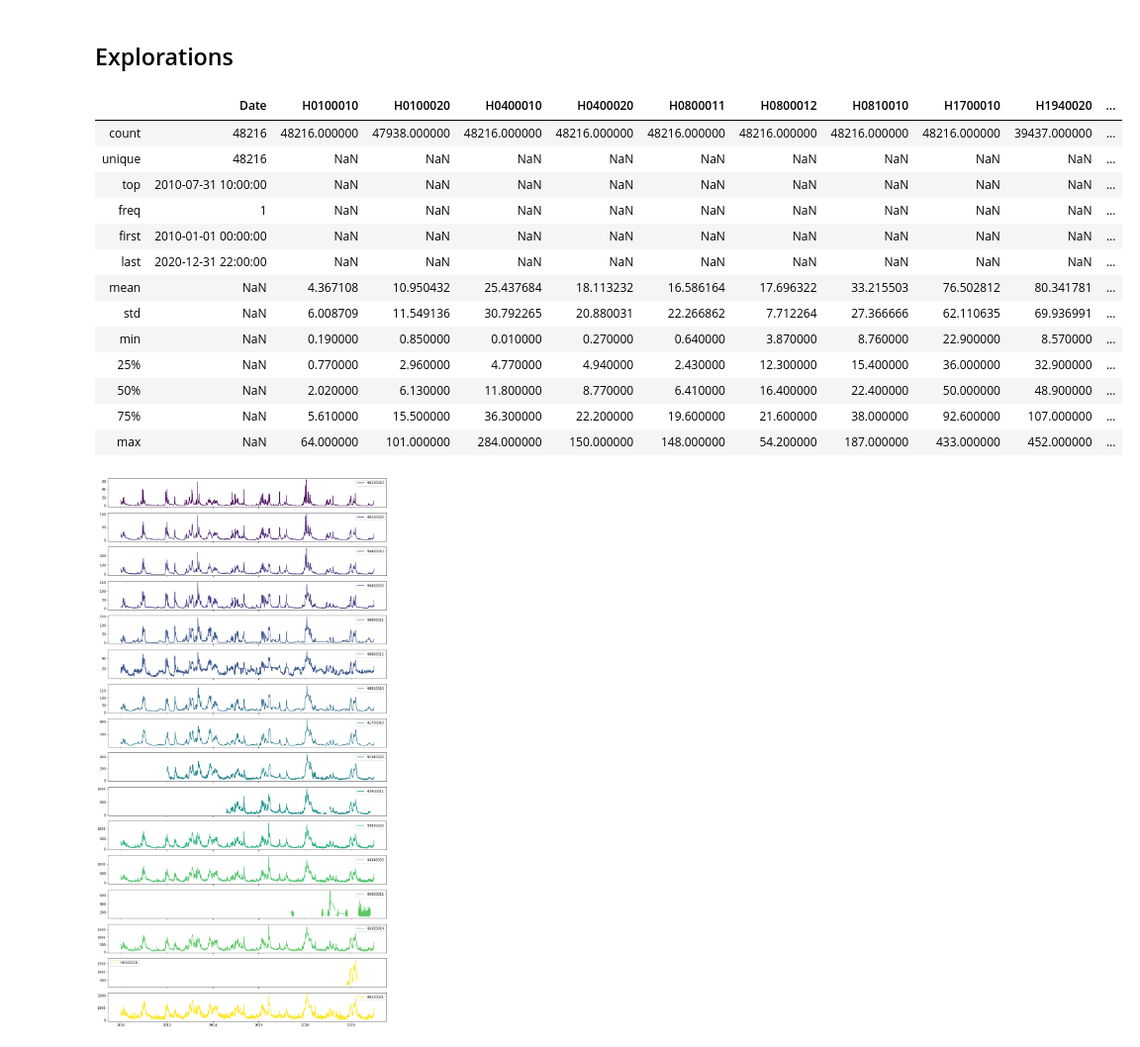
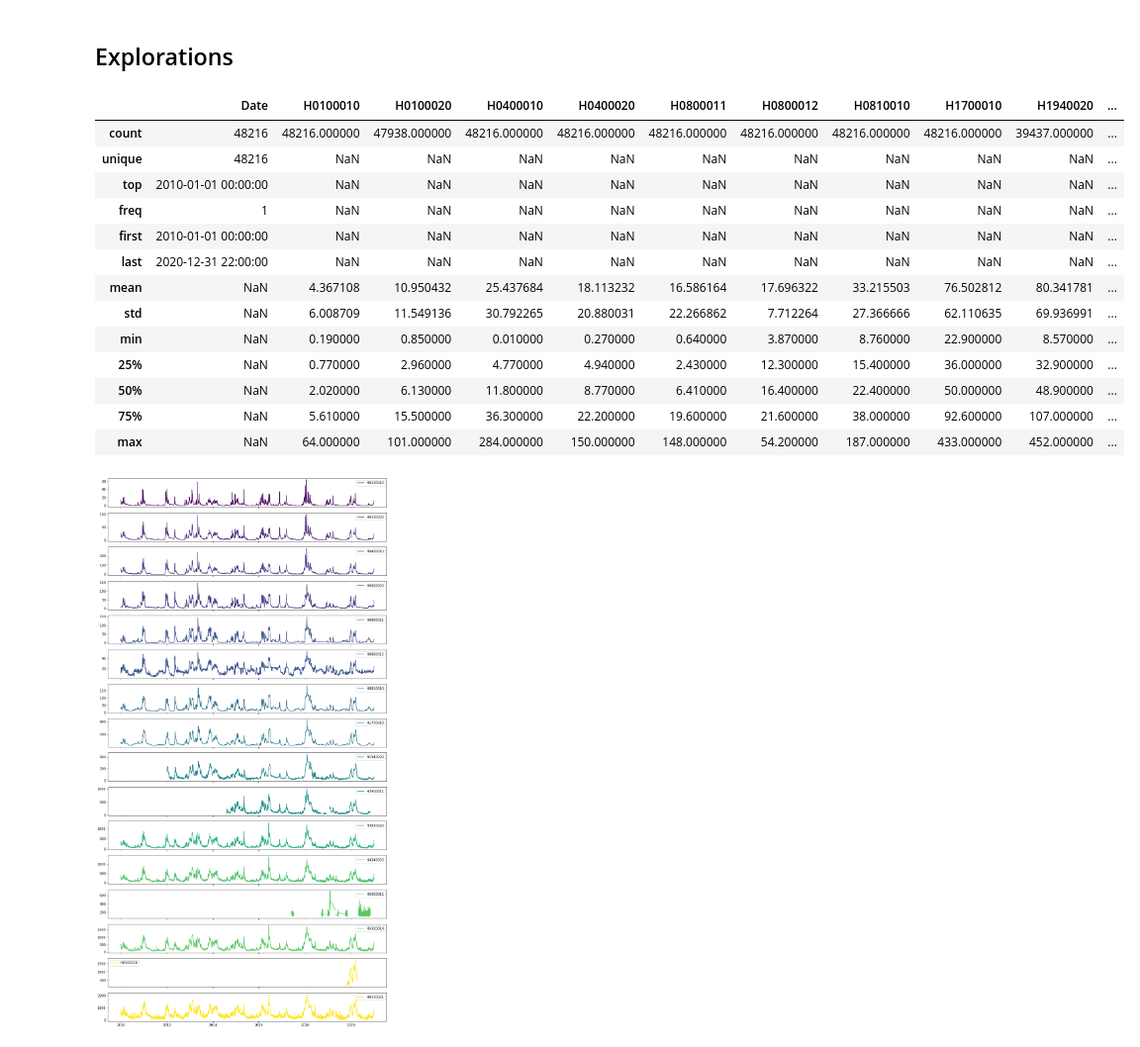
Before and after one commit to JlnZhou/ProjectML, a Jupyter notebook: Extractions/Extraction_Seine.ipynb, the cells around one changed output. Shown at 99% size. Saved outputs shown, nothing was run; the diff lists cells and outputs as text; code cells hidden in the pictures.

```diff
--- a/Extractions/Extraction_Seine.ipynb
+++ b/Extractions/Extraction_Seine.ipynb
@@ -168,14 +168,14 @@ mesures.head()
 # %% [markdown]
 ## Explorations
 # %%
-mesures = pd.read_csv("../Data/Extraction_Hydro/Seine/Mesures.csv")
+mesures = pd.read_csv("../../Data/Extraction_Hydro/Seine/Mesures.csv")
 mesures["Date"] = pd.to_datetime(mesures["Date"], format = "%Y/%m/%d %H:%M:%S")
 mesures.describe(include = "all")
 # %% [output]
 |  | Date | H0100010 | H0100020 | H0400010 | H0400020 | H0800011 | H0800012 | H0810010 | H1700010 | H1940020 | ... |
 | count | 48216 | 48216.000000 | 47938.000000 | 48216.000000 | 48216.000000 | 48216.000000 | 48216.000000 | 48216.000000 | 48216.000000 | 39437.000000 | ... |
 | unique | 48216 | NaN | NaN | NaN | NaN | NaN | NaN | NaN | NaN | NaN | ... |
-| top | 2010-07-31 10:00:00 | NaN | NaN | NaN | NaN | NaN | NaN | NaN | NaN | NaN | ... |
+| top | 2010-01-01 00:00:00 | NaN | NaN | NaN | NaN | NaN | NaN | NaN | NaN | NaN | ... |
 | freq | 1 | NaN | NaN | NaN | NaN | NaN | NaN | NaN | NaN | NaN | ... |
 | first | 2010-01-01 00:00:00 | NaN | NaN | NaN | NaN | NaN | NaN | NaN | NaN | NaN | ... |
 | last | 2020-12-31 22:00:00 | NaN | NaN | NaN | NaN | NaN | NaN | NaN | NaN | NaN | ... |
```
Also changed, not shown: parts of 12 cells of this notebook, 1 other file.
